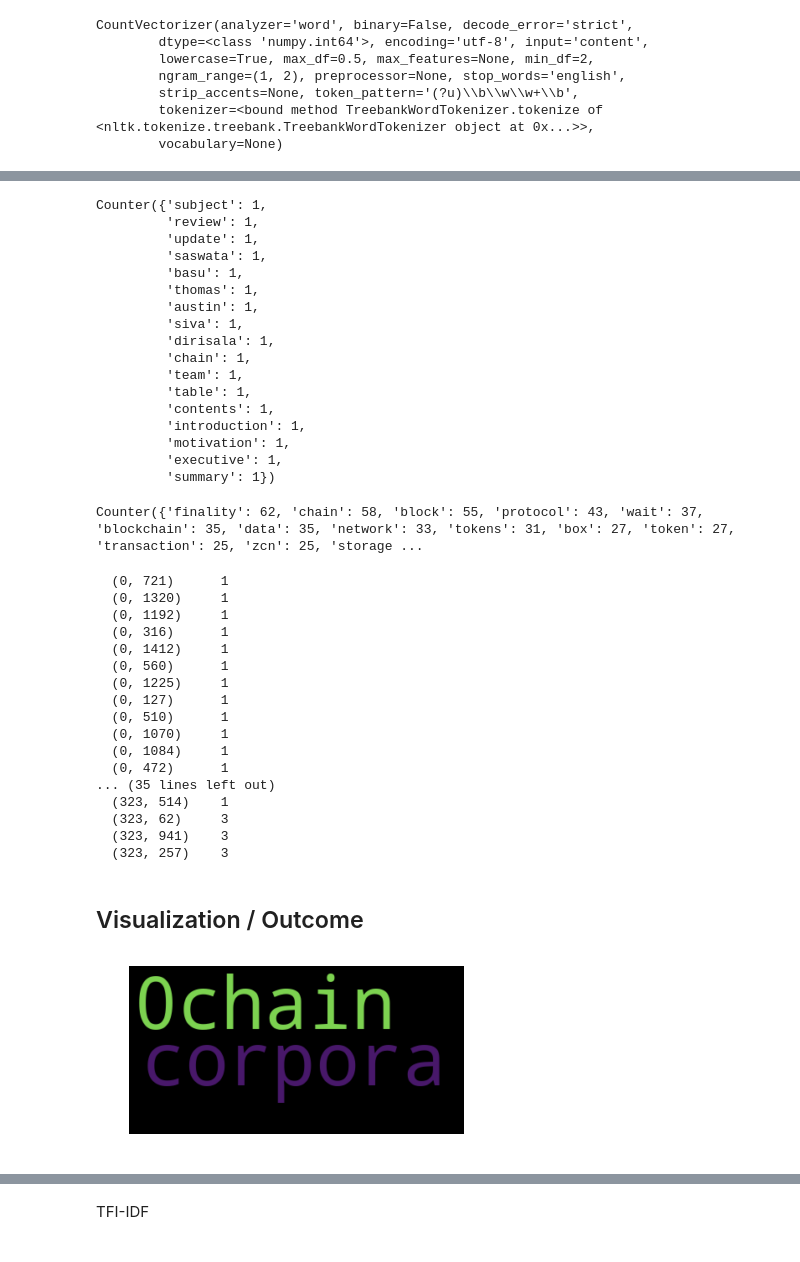
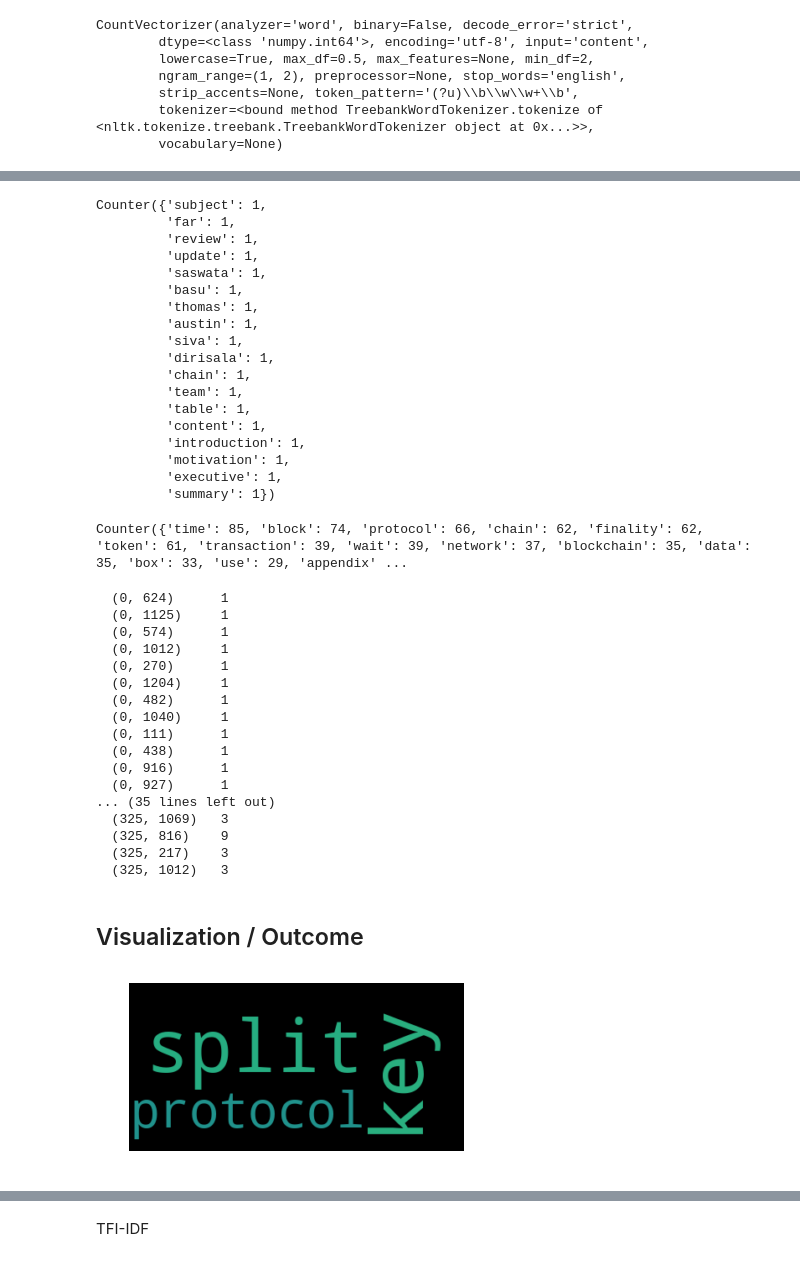
Before and after one commit to vppolina/datascience_project, a Jupyter notebook: notebooks/1- Information Retrieval.ipynb, the cells around one changed output, grey strips where cells are left out. Drawn from its saved outputs; the diff is of its cells as text; code cells hidden in the pictures.

```diff
--- a/notebooks/1- Information Retrieval.ipynb
+++ b/notebooks/1- Information Retrieval.ipynb
@@ -65,3 +59,5 @@ dataset['0chain']
 # %%
-corpora = corpus.makeCleanCorpus(dataset, lemmatize=False, removePunct=True, removeNums=True,makeSentences=True, removeURL=True)
+makeSentences = True
+corpora = corpus.makeCleanCorpus(dataset, lemmatize=True, removePunct=True, removeNums=True,makeSentences=makeSentences,
+                                 removeURL=True, removeChar=True)
 # %% [output]
@@ -307,6 +315,7 @@ Counter({'chain': 1,
 bagsofwords[1]
 # %% [output]
 Counter({'subject': 1,
+         'far': 1,
          'review': 1,
          'update': 1,
          'saswata': 1,
@@ -318,7 +327,7 @@ Counter({'subject': 1,
          'chain': 1,
          'team': 1,
          'table': 1,
-         'contents': 1,
+         'content': 1,
          'introduction': 1,
          'motivation': 1,
          'executive': 1,
@@ -327,7 +336,7 @@ Counter({'subject': 1,
 sumbags = sum(bagsofwords, collections.Counter())
 print(sumbags)
 # %% [output]
-Counter({'finality': 62, 'chain': 58, 'block': 55, 'protocol': 43, 'wait': 37, 'blockchain': 35, 'data': 35, 'network': 33, 'tokens': 31, 'box': 27, 'token': 27, 'transaction': 25, 'zcn': 25, 'storage ...
+Counter({'time': 85, 'block': 74, 'protocol': 66, 'chain': 62, 'finality': 62, 'token': 61, 'transaction': 39, 'wait': 39, 'network': 37, 'blockchain': 35, 'data': 35, 'box': 33, 'use': 29, 'appendix' ...
 # %%
 import numpy as np
 from sklearn.feature_extraction.text import CountVectorizer
@@ -336,32 +345,32 @@ docs = np.array(corpora["0chain"])
 bag = count.fit_transform(docs)
 print(bag)
 # %% [output]
-  (0, 721)      1
-  (0, 1320)     1
-  (0, 1192)     1
-  (0, 316)      1
-  (0, 1412)     1
-  (0, 560)      1
-  (0, 1225)     1
-  (0, 127)      1
-  (0, 510)      1
-  (0, 1070)     1
-  (0, 1084)     1
-  (0, 472)      1
+  (0, 624)      1
+  (0, 1125)     1
+  (0, 574)      1
+  (0, 1012)     1
+  (0, 270)      1
+  (0, 1204)     1
+  (0, 482)      1
+  (0, 1040)     1
+  (0, 111)      1
+  (0, 438)      1
+  (0, 916)      1
+  (0, 927)      1
 ... (35 lines left out)
-  (323, 514)    1
-  (323, 62)     3
-  (323, 941)    3
-  (323, 257)    3
+  (325, 1069)   3
+  (325, 816)    9
+  (325, 217)    3
+  (325, 1012)   3
 # %% [markdown]
 ## Visualization / Outcome
 # %%
 from wordcloud import WordCloud, STOPWORDS, ImageColorGenerator
 
 # Create and generate a word cloud image:
-wordcloud = WordCloud().generate(corpora["0chain"]) # THE PROBLEM IS HERE
+wordcloud = WordCloud().generate(corpora['0chain'][10]) # We need to work on whole corpus and not sentences corpus
 plt.imshow(wordcloud, interpolation='bilinear')
 plt.axis("off")
 plt.show()
 # %% [output]
-[figure, old version]
+[figure, new version]
```
Also changed, not shown: parts of 25 cells of this notebook.
